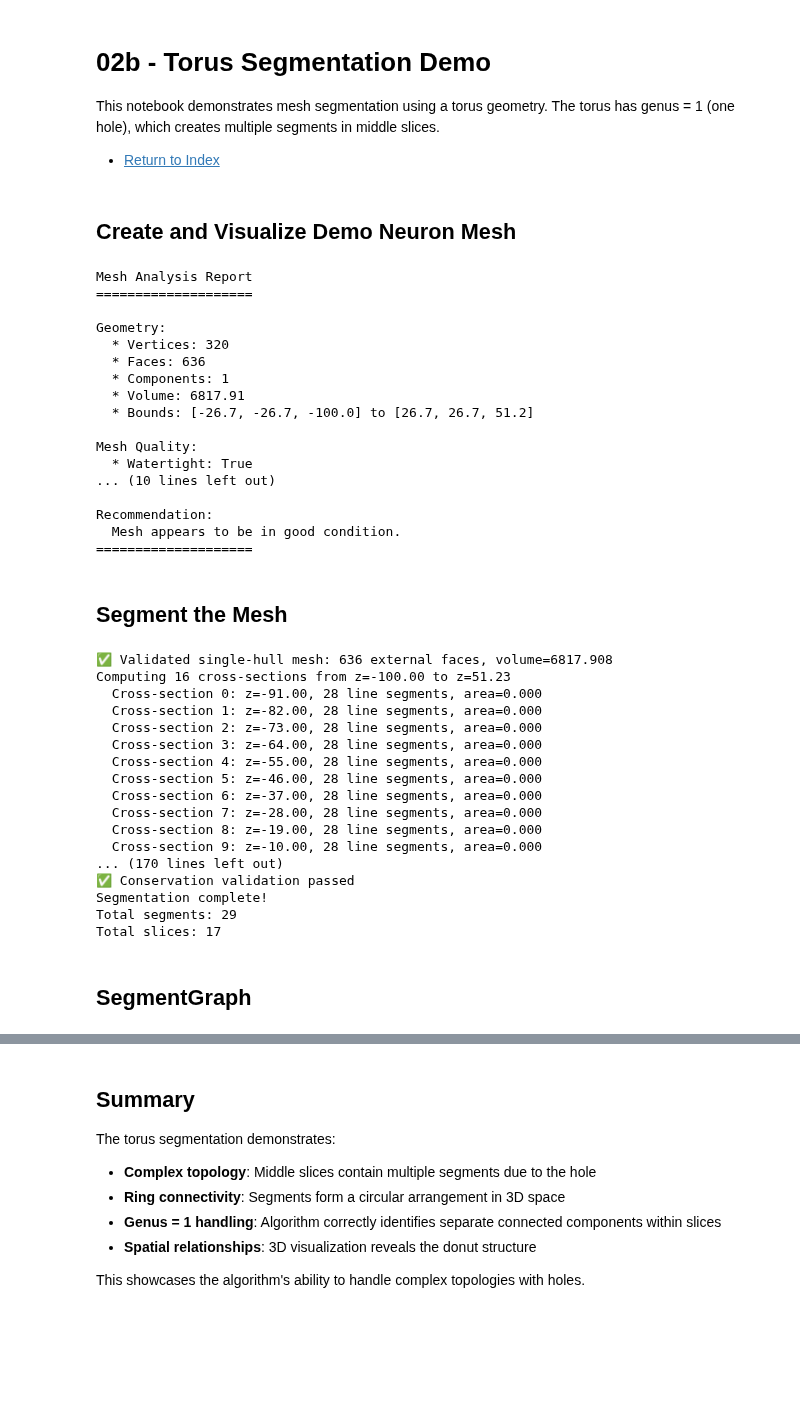
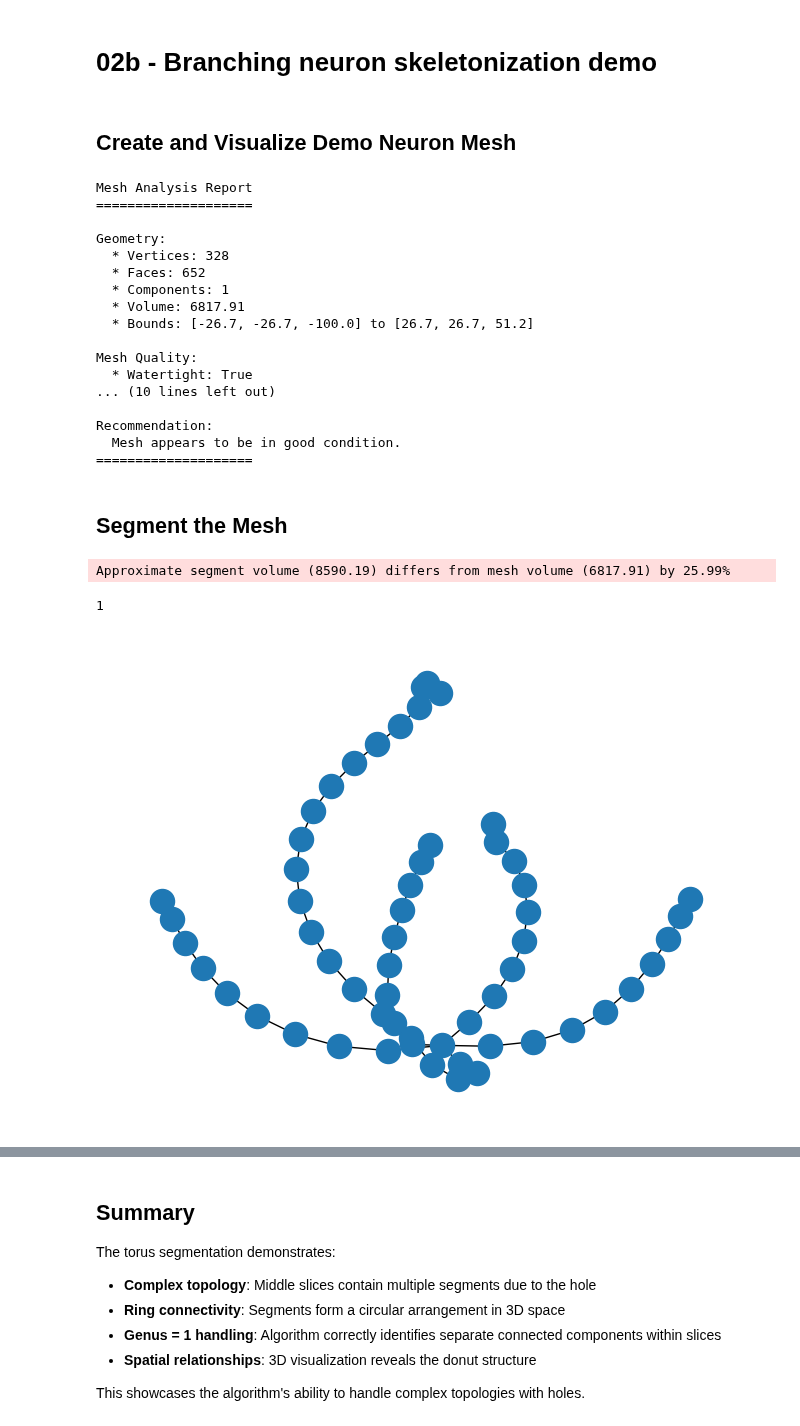
Before and after one commit to jmrfox/discos, a Jupyter notebook: notebooks/02c_neuron_segmentation.ipynb, the cells around one changed output, grey strips where cells are left out. Drawn from its saved outputs; the diff is of its cells as text; code cells hidden in the pictures; blank space fills up the shorter version.

```diff
--- a/notebooks/02c_neuron_segmentation.ipynb
+++ b/notebooks/02c_neuron_segmentation.ipynb
@@ -1,7 +1,3 @@
 # %% [markdown]
-# 02b - Torus Segmentation Demo
-
-This notebook demonstrates mesh segmentation using a torus geometry. The torus has genus = 1 (one hole), which creates multiple segments in middle slices.
-
- - [Return to Index](01_tutorial_index.ipynb)
+# 02b - Branching neuron skeletonization demo
 # %%
@@ -14,16 +10,16 @@ import matplotlib.pyplot as plt
 # %%
 neuron = create_demo_neuron_mesh()
 
-neuron = MeshManager(neuron)
-neuron.print_mesh_analysis()
-neuron.visualize_mesh_slice_interactive()
+mm = MeshManager(neuron)
+mm.print_mesh_analysis()
+mm.visualize_mesh_slice_interactive()
 # %% [output]
 Mesh Analysis Report
 ====================
 
 Geometry:
-  * Vertices: 320
-  * Faces: 636
+  * Vertices: 328
+  * Faces: 652
   * Components: 1
   * Volume: 6817.91
   * Bounds: [-26.7, -26.7, -100.0] to [26.7, 26.7, 51.2]
@@ -38,30 +34,12 @@ Recommendation:
 # %% [markdown]
 ## Segment the Mesh
 # %%
-# Create segmenter and segment the mesh
-segmenter = MeshSegmenter()
-segments = segmenter.segment_mesh(neuron.mesh, slice_height=9, min_volume=0.1)
+G = skeletonize(neuron, n_slices=30)
+nx.draw(G)
 
-print(f"Segmentation complete!")
-print(f"Total segments: {len(segments)}")
-print(f"Total slices: {len(segmenter.slices)}")
+# print graph order
+nx.number_connected_components(G)
 # %% [output]
-✅ Validated single-hull mesh: 636 external faces, volume=6817.908
-Computing 16 cross-sections from z=-100.00 to z=51.23
-  Cross-section 0: z=-91.00, 28 line segments, area=0.000
-  Cross-section 1: z=-82.00, 28 line segments, area=0.000
-  Cross-section 2: z=-73.00, 28 line segments, area=0.000
-  Cross-section 3: z=-64.00, 28 line segments, area=0.000
-  Cross-section 4: z=-55.00, 28 line segments, area=0.000
-  Cross-section 5: z=-46.00, 28 line segments, area=0.000
-  Cross-section 6: z=-37.00, 28 line segments, area=0.000
-  Cross-section 7: z=-28.00, 28 line segments, area=0.000
-  Cross-section 8: z=-19.00, 28 line segments, area=0.000
-  Cross-section 9: z=-10.00, 28 line segments, area=0.000
-... (170 lines left out)
-✅ Conservation validation passed
-Segmentation complete!
-Total segments: 29
-Total slices: 17
+Approximate segment volume (8590.19) differs from mesh volume (6817.91) by 25.99%
+1
+[figure, added]
-# %% [markdown]
-## SegmentGraph
```
Also changed, not shown: parts of 2 cells of this notebook, 5 other files.
